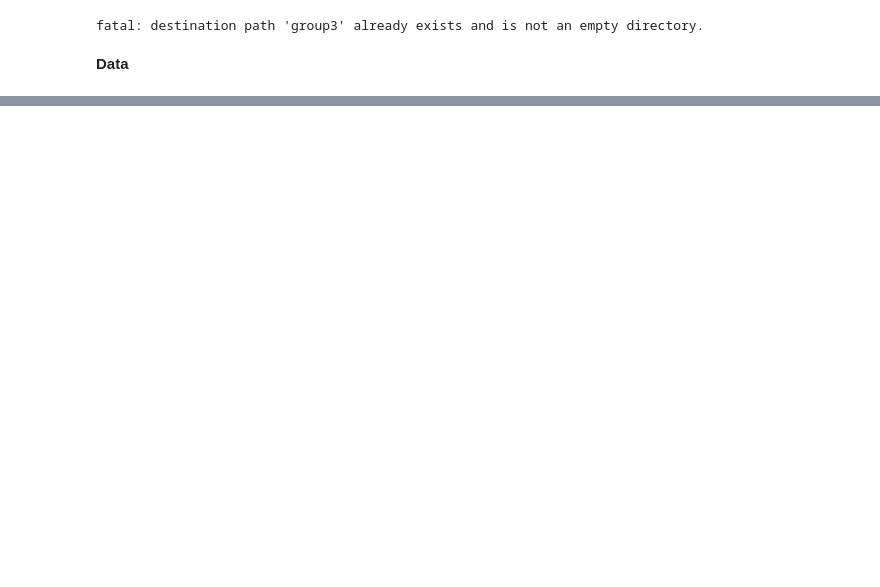
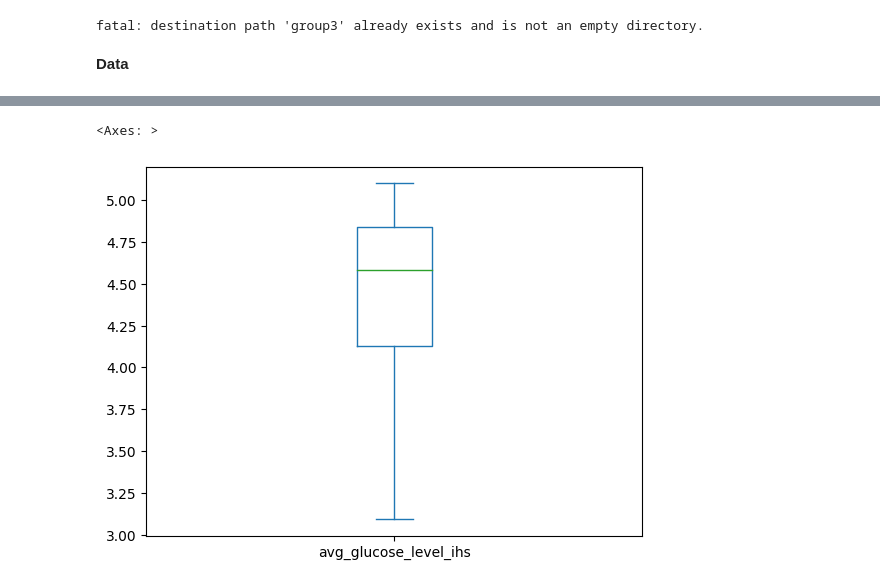
Before and after one commit to DS3001/group3, a Jupyter notebook: Project2.ipynb, the cells around one changed output, grey strips where cells are left out. Drawn from its saved outputs; the diff is of its cells as text; code cells hidden in the pictures; blank space fills up the shorter version.

```diff
--- a/Project2.ipynb
+++ b/Project2.ipynb
@@ -25,0 +59,7 @@ X_train.loc[X_train['gender']=='Other','gender'] = 'Male'
+# %%
+X_test = X_test.loc[X_test['avg_glucose_level_ihs'] > 3,:]
+plt.figure()
+X_test['avg_glucose_level_ihs'].plot.box()
+# %% [output]
+<Axes: >
+[figure, added]
```
Also changed, not shown: parts of 5 cells of this notebook.
